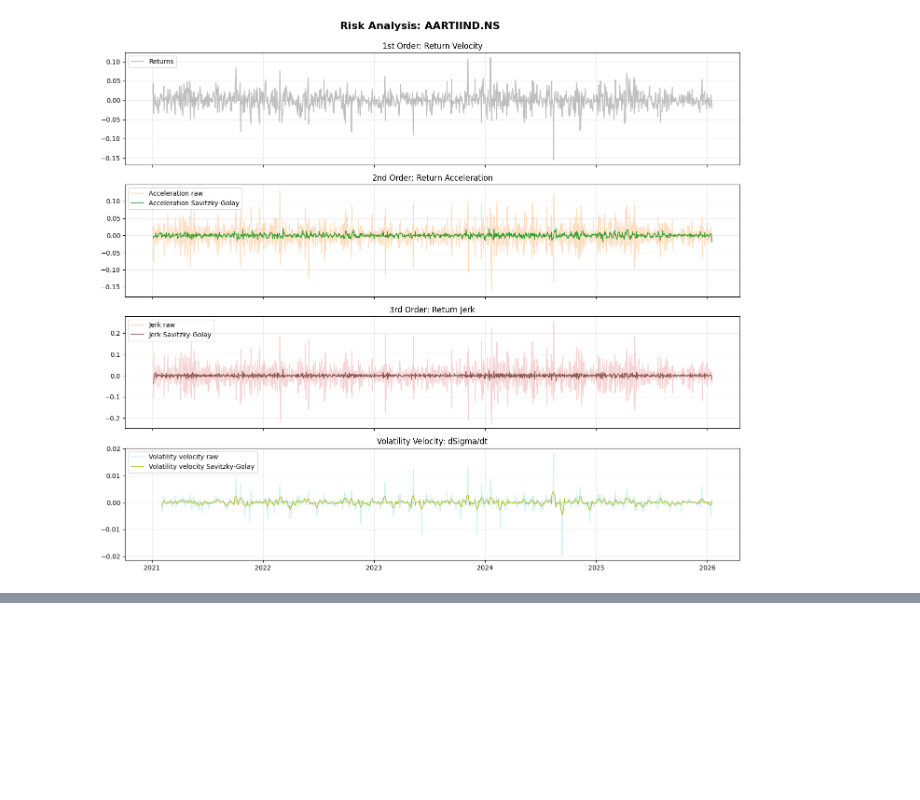
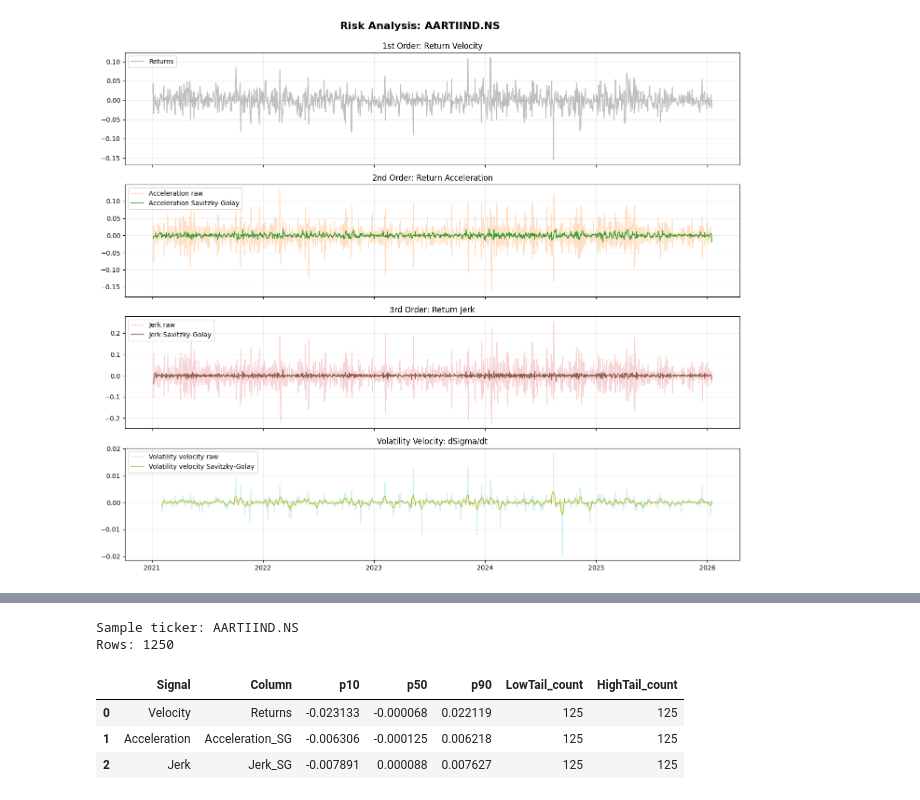
Before and after one commit to COEP-Quant-Finance-Club/financial-data-analysis, a Jupyter notebook: phase_2_statistical_analysis/03_risk_structure.ipynb, the cells around one changed output, grey strips where cells are left out. Drawn from its saved outputs; the diff is of its cells as text; code cells hidden in the pictures; blank space fills up the shorter version.

Commit message:
Add percentile table for smoothed signals

```diff
--- a/phase_2_statistical_analysis/03_risk_structure.ipynb
+++ b/phase_2_statistical_analysis/03_risk_structure.ipynb
@@ -149,0 +158,53 @@ plt.show()
+# %%
+signal_columns = {
+    'Velocity': 'Returns',
+    'Acceleration': 'Acceleration_SG',
+    'Jerk': 'Jerk_SG',
+}
+
+data_dir = Path.cwd() / 'smoothed_data_savgol'
+if not data_dir.exists():
+    data_dir = Path.cwd().parent / 'smoothed_data_savgol'
+
+files = sorted(data_dir.glob('*.csv'))
+if not files:
+    raise FileNotFoundError('No files found in smoothed_data_savgol')
+
+sample_file = files[0] #yeh badal to test different stock ka data
+sample_df = pd.read_csv(sample_file)
+
+print(f'Sample ticker: {sample_file.stem}')
+print(f'Rows: {len(sample_df)}\n')
+
+rows = []
+for signal_name, col in signal_columns.items():
+    if col not in sample_df.columns:
+        continue
+
+    s = sample_df[col].dropna()
+    p10 = s.quantile(0.10)
+    p50 = s.quantile(0.50)
+    p90 = s.quantile(0.90)
+
+    low_count = int((sample_df[col] <= p10).sum())
+    high_count = int((sample_df[col] >= p90).sum())
+
+    rows.append({
+        'Signal': signal_name,
+        'Column': col,
+        'p10': float(p10),
+        'p50': float(p50),
+        'p90': float(p90),
+        'LowTail_count': low_count,
+        'HighTail_count': high_count,
+    })
+
+percentile_table = pd.DataFrame(rows)
+display(percentile_table)
+# %% [output]
+Sample ticker: AARTIIND.NS
+Rows: 1250
+|  | Signal | Column | p10 | p50 | p90 | LowTail_count | HighTail_count |
+| 0 | Velocity | Returns | -0.023133 | -0.000068 | 0.022119 | 125 | 125 |
+| 1 | Acceleration | Acceleration_SG | -0.006306 | -0.000125 | 0.006218 | 125 | 125 |
+| 2 | Jerk | Jerk_SG | -0.007891 | 0.000088 | 0.007627 | 125 | 125 |
```
Also changed, not shown: parts of 4 cells of this notebook.
